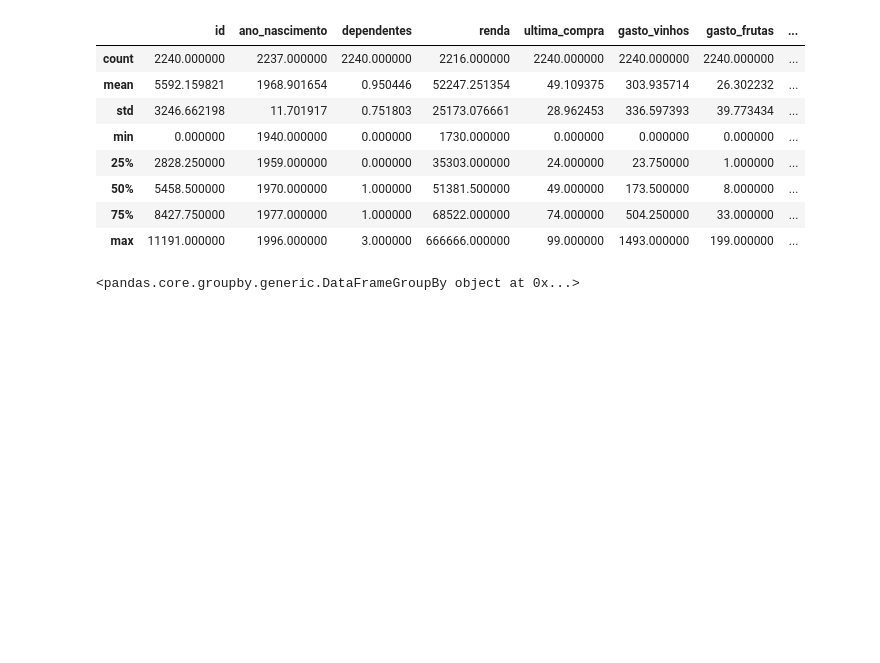
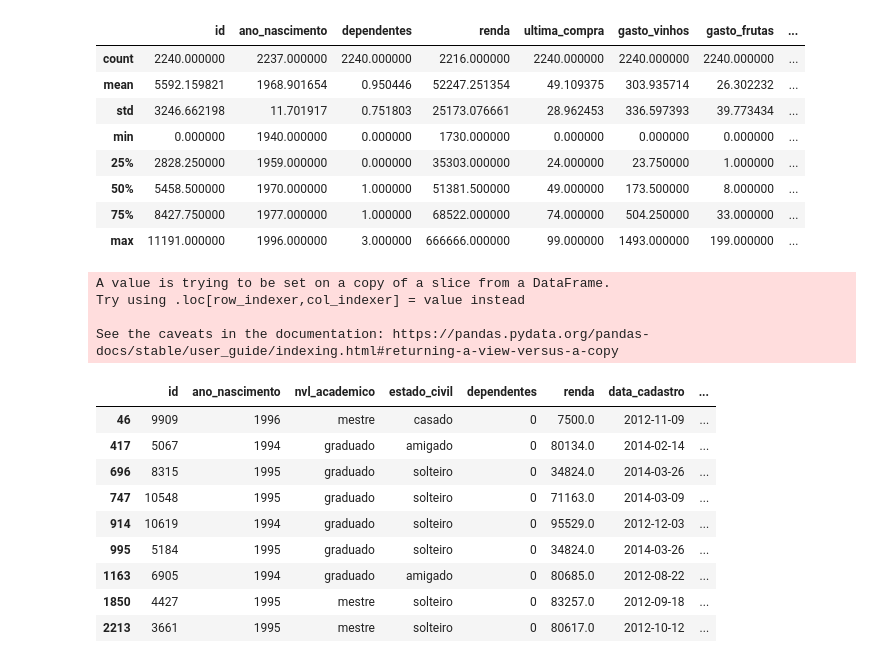
Before and after one commit to AndersonGabrielCalasans/BootCamp-SoulCode-Engenharia-Dados, a Jupyter notebook: SoulCode/Atv_Marketing_Campaign.ipynb, the cells around one changed output. Drawn from its saved outputs; the diff is of its cells as text; code cells hidden in the pictures; blank space fills up the shorter version.

```diff
--- a/SoulCode/Atv_Marketing_Campaign.ipynb
+++ b/SoulCode/Atv_Marketing_Campaign.ipynb
@@ -725,8 +747,25 @@ df.describe()
 | 50% | 5458.500000 | 1970.000000 | 1.000000 | 51381.500000 | 49.000000 | 173.500000 | 8.000000 | ... |
 | 75% | 8427.750000 | 1977.000000 | 1.000000 | 68522.000000 | 74.000000 | 504.250000 | 33.000000 | ... |
 | max | 11191.000000 | 1996.000000 | 3.000000 | 666666.000000 | 99.000000 | 1493.000000 | 199.000000 | ... |
-# %%
-# 1- Qual a porcentagem de clientes que têm formação de ensino superior?
-df.groupby(df['nvl_academico'])
-# %% [output]
-<pandas.core.groupby.generic.DataFrameGroupBy object at 0x...>
+# %%
+# 1- Algum usuário menor de idade fez a compra de vinhos? E se fez qual a quantidade desses usuários?
+df['idade'] = 2014 - df['ano_nascimento']
+ftmenor = df.idade < 21
+ftvinho = df.gasto_vinhos > 0
+df2 = df.loc[ftmenor & ftvinho]
+df2
+# %% [output]
+A value is trying to be set on a copy of a slice from a DataFrame.
+Try using .loc[row_indexer,col_indexer] = value instead
+
+See the caveats in the documentation: https://pandas.pydata.org/pandas-docs/stable/user_guide/indexing.html#returning-a-view-versus-a-copy
+|  | id | ano_nascimento | nvl_academico | estado_civil | dependentes | renda | data_cadastro | ... |
+| 46 | 9909 | 1996 | mestre | casado | 0 | 7500.0 | 2012-11-09 | ... |
+| 417 | 5067 | 1994 | graduado | amigado | 0 | 80134.0 | 2014-02-14 | ... |
+| 696 | 8315 | 1995 | graduado | solteiro | 0 | 34824.0 | 2014-03-26 | ... |
+| 747 | 10548 | 1995 | graduado | solteiro | 0 | 71163.0 | 2014-03-09 | ... |
+| 914 | 10619 | 1994 | graduado | solteiro | 0 | 95529.0 | 2012-12-03 | ... |
+| 995 | 5184 | 1995 | graduado | solteiro | 0 | 34824.0 | 2014-03-26 | ... |
+| 1163 | 6905 | 1994 | graduado | amigado | 0 | 80685.0 | 2012-08-22 | ... |
+| 1850 | 4427 | 1995 | mestre | solteiro | 0 | 83257.0 | 2012-09-18 | ... |
+| 2213 | 3661 | 1995 | mestre | solteiro | 0 | 80617.0 | 2012-10-12 | ... |
```
Also changed, not shown: parts of 8 cells of this notebook.
